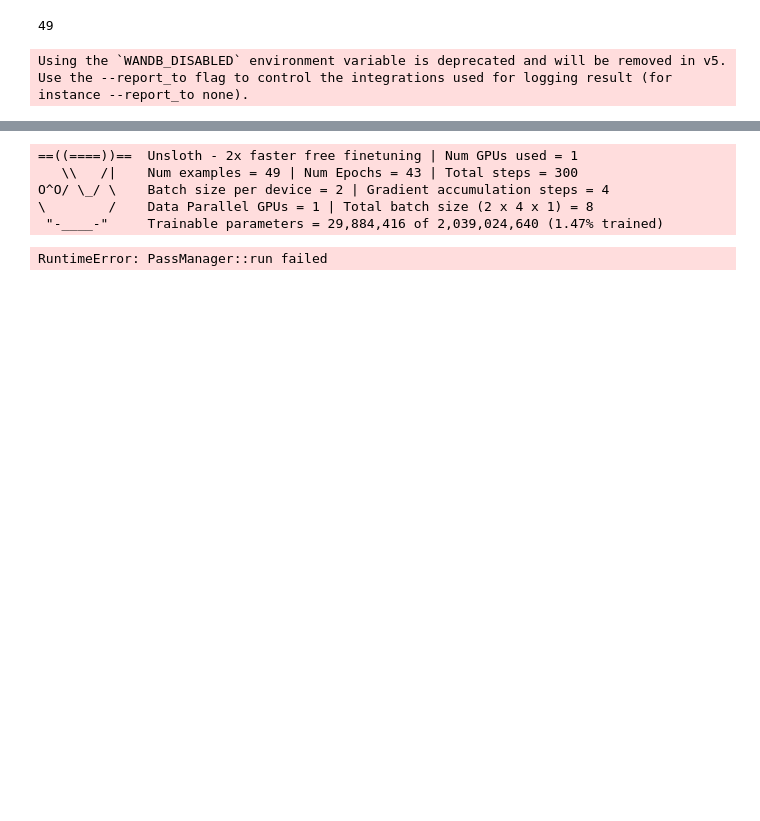
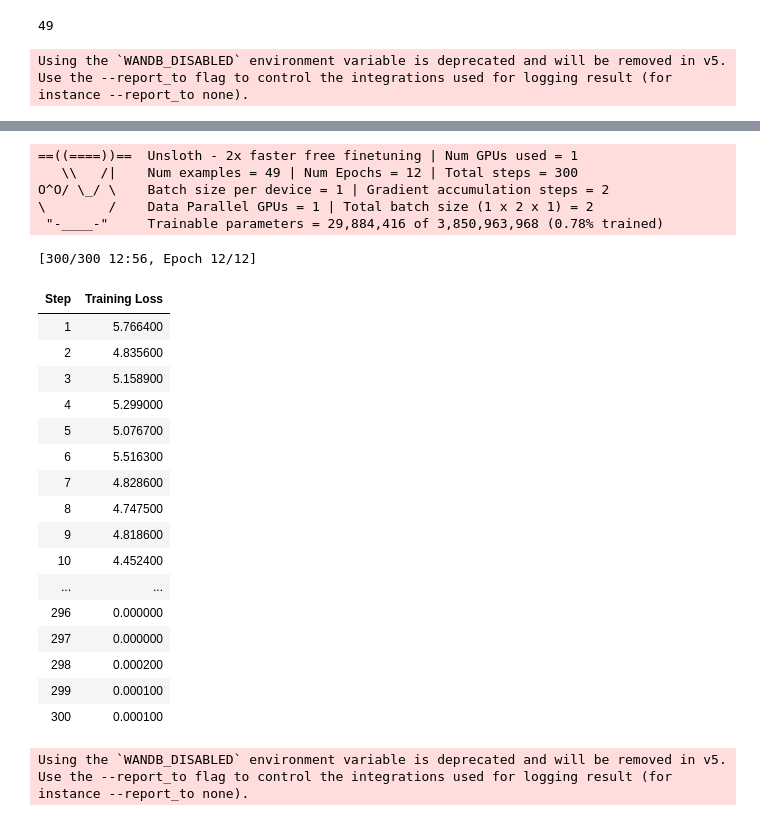
Before and after one commit to PhungVanLuong/L-n, a Jupyter notebook: pretraining.ipynb, the cells around one changed output, grey strips where cells are left out. Drawn from its saved outputs; the diff is of its cells as text; code cells hidden in the pictures; blank space fills up the shorter version.

```diff
--- a/pretraining.ipynb
+++ b/pretraining.ipynb
@@ -447,8 +445,8 @@ trainer = SFTTrainer(
     max_seq_length = max_seq_length,
     dataset_num_proc = 2,
     args = TrainingArguments(
-        per_device_train_batch_size = 2,
-        gradient_accumulation_steps = 4,
+        per_device_train_batch_size = 1,
+        gradient_accumulation_steps = 2,
 
         # Use num_train_epochs = 1, warmup_ratio for full training runs!
         warmup_steps = 5,
@@ -480,13 +478,31 @@ GPU = Tesla T4. Max memory = 14.741 GB.
 # %%
-os.environ["TRITON_DISABLE_LINE_INFO"] = "1"
+
 trainer_stats = trainer.train()
 # %% [output]
 ==((====))==  Unsloth - 2x faster free finetuning | Num GPUs used = 1
-   \\   /|    Num examples = 49 | Num Epochs = 43 | Total steps = 300
-O^O/ \_/ \    Batch size per device = 2 | Gradient accumulation steps = 4
-\        /    Data Parallel GPUs = 1 | Total batch size (2 x 4 x 1) = 8
- "-____-"     Trainable parameters = 29,884,416 of 2,039,024,640 (1.47% trained)
+   \\   /|    Num examples = 49 | Num Epochs = 12 | Total steps = 300
+O^O/ \_/ \    Batch size per device = 1 | Gradient accumulation steps = 2
+\        /    Data Parallel GPUs = 1 | Total batch size (1 x 2 x 1) = 2
+ "-____-"     Trainable parameters = 29,884,416 of 3,850,963,968 (0.78% trained)
-RuntimeError: PassManager::run failed
+[300/300 12:56, Epoch 12/12]
+| Step | Training Loss |
+| 1 | 5.766400 |
+| 2 | 4.835600 |
+| 3 | 5.158900 |
+| 4 | 5.299000 |
+| 5 | 5.076700 |
+| 6 | 5.516300 |
+| 7 | 4.828600 |
+| 8 | 4.747500 |
+| 9 | 4.818600 |
+| 10 | 4.452400 |
+| ... | ... |
+| 296 | 0.000000 |
+| 297 | 0.000000 |
+| 298 | 0.000200 |
+| 299 | 0.000100 |
+| 300 | 0.000100 |
+Using the `WANDB_DISABLED` environment variable is deprecated and will be removed in v5. Use the --report_to flag to control the integrations used for logging result (for instance --report_to none).
 # %%
 model.save_pretrained("MathAnalysis_Qwen_ProblemSolver") # Local saving
 tokenizer.save_pretrained("MathAnalysis_Qwen_ProblemSolver")
```
Also changed, not shown: parts of 13 cells of this notebook.
